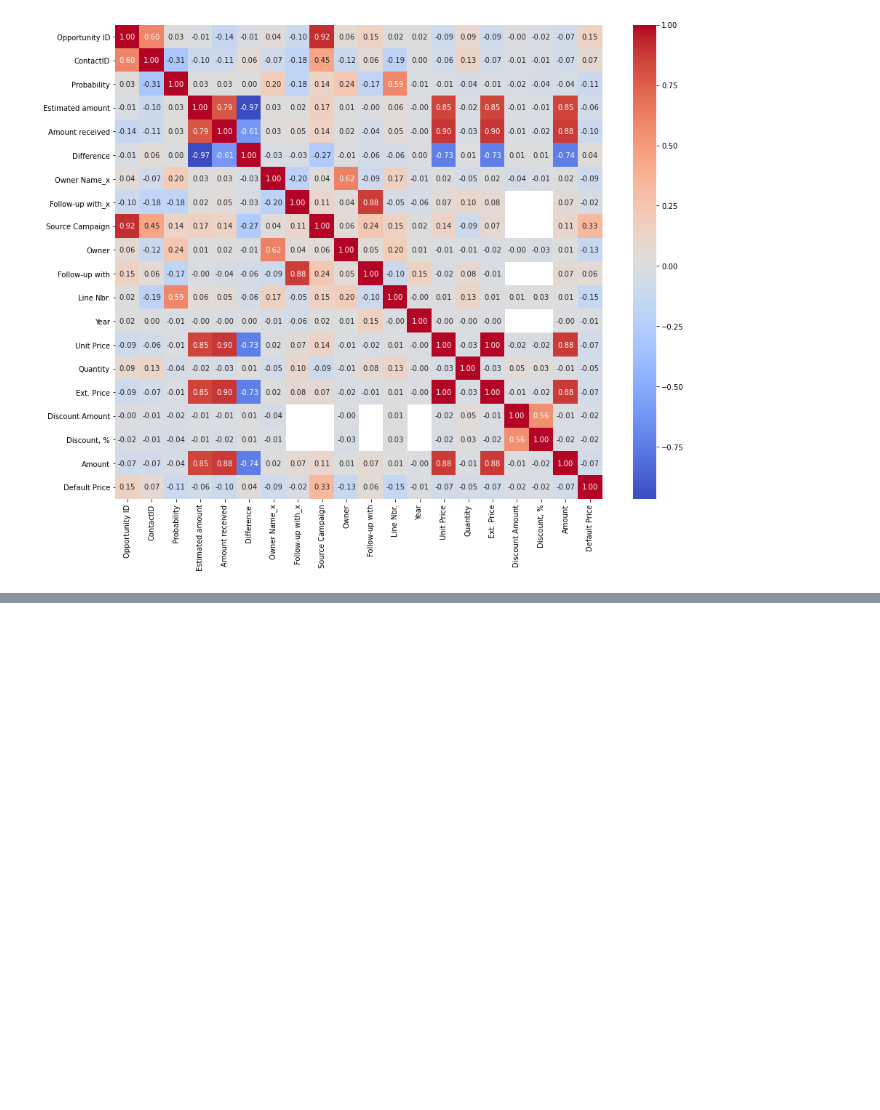
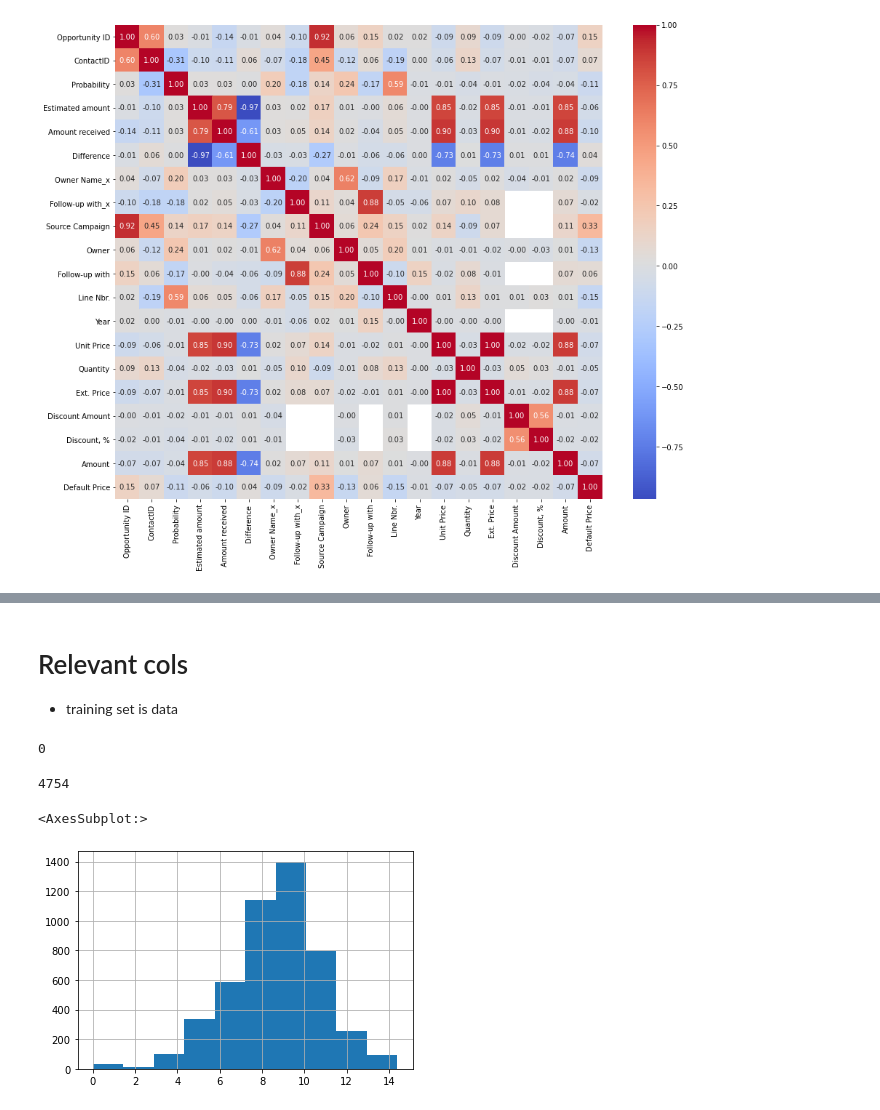
Before and after one commit to dfgparis23/Team-1, a Jupyter notebook: JoinData.ipynb, the cells around one changed output, grey strips where cells are left out. Saved outputs shown, nothing was run; the diff lists cells and outputs as text; code cells hidden in the pictures; blank space fills up the shorter version.

```diff
--- a/JoinData.ipynb
+++ b/JoinData.ipynb
@@ -255,0 +559,16 @@ sns.heatmap(corr_matrix, annot=True, cmap="coolwarm", fmt=".2f",)
+# %% [markdown]
+# Relevant cols
+- training set is data
+# %%
+df["Difference"].isna().sum()
+# %% [output]
+0
+# %%
+cols = ["Class_x", ]
+# %% [output]
+4754
+# %%
+df["log_amount_received"] = np.log(1+df["Amount received"]).hist()
+# %% [output]
+<AxesSubplot:>
+[figure, added]
```
Also changed, not shown: parts of 40 cells of this notebook, 1 other file.
